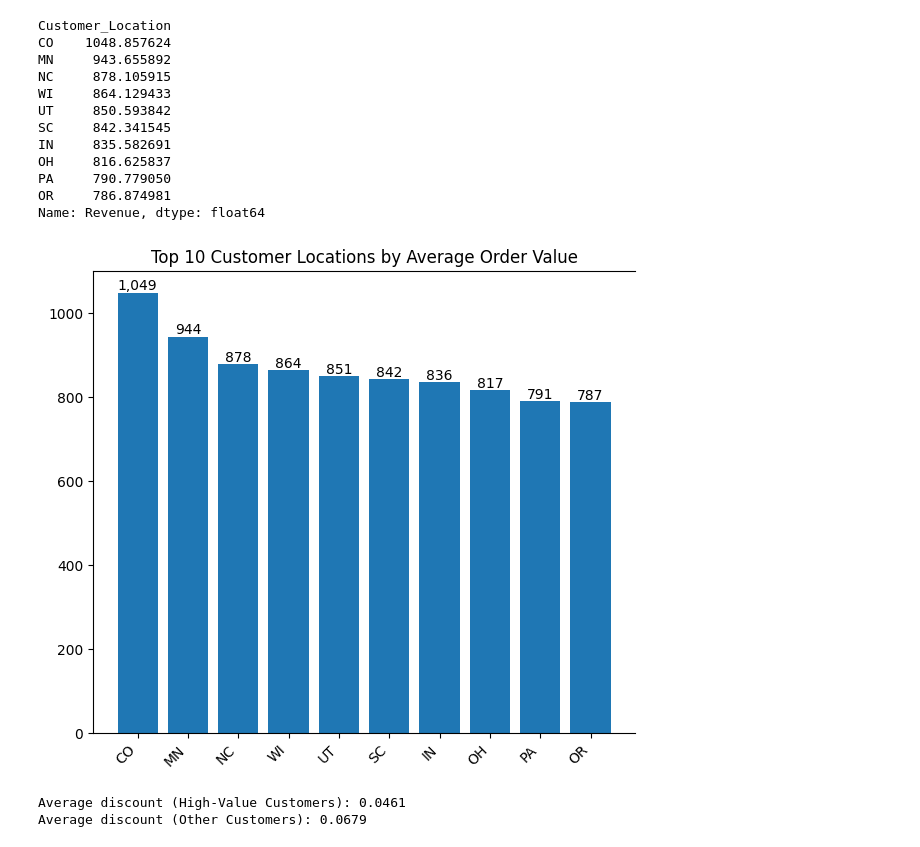
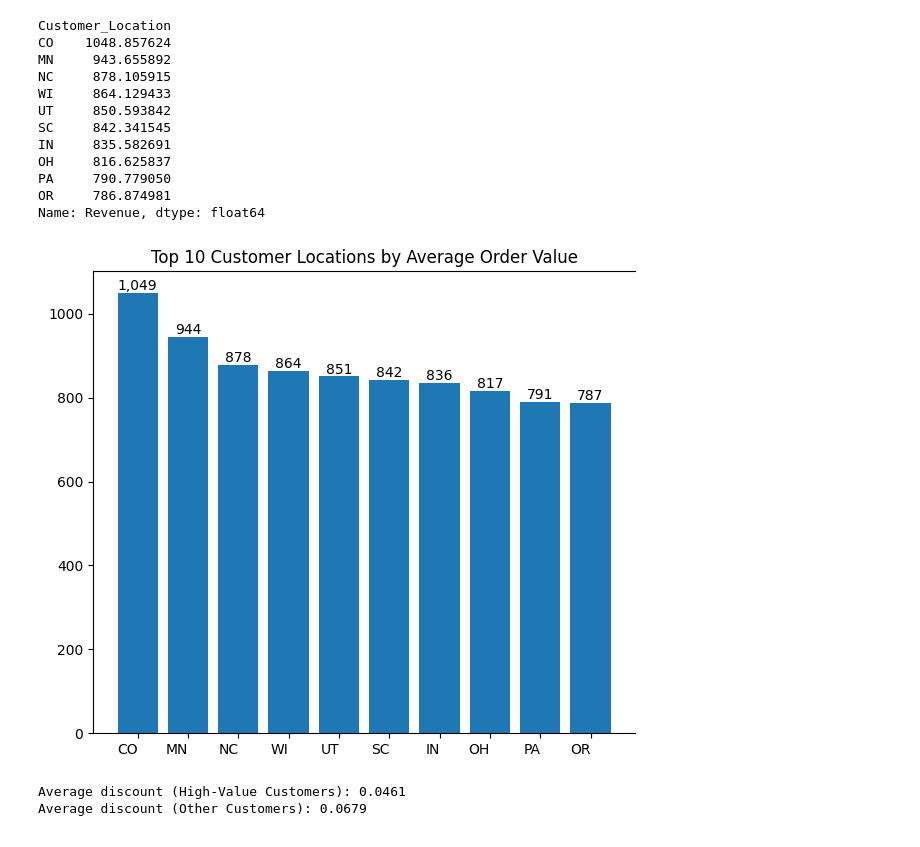
Before and after one commit to Orinamhe/Globex-Retail-end-to-end-data-engineering-analysis-project, a Jupyter notebook: etl_globex_file.ipynb, the cells around one changed output. Cells and saved outputs as stored; diff of their text form; code cells hidden in the pictures.

```diff
--- a/etl_globex_file.ipynb
+++ b/etl_globex_file.ipynb
@@ -380,27 +443,17 @@ Name: Revenue, dtype: float64
 # %%
 # Top 10
 top10_aov_location = aov_location.head(10)
 
-# Plot column chart
-fig, ax = plt.subplots(figsize=(7,6))
-
+fig, ax = plt.subplots(figsize=(7,6)) # Plot column chart
 bars = ax.bar(top10_aov_location.index, top10_aov_location)
-
-# Add labels on top of bars
 ax.bar_label(bars, labels=[f'{value:,.0f}' for value in top10_aov_location])
-
-# Rotate x labels if names are long
-plt.xticks(rotation=45, ha='right')
-
-# Title
+plt.xticks(ha='right')
 ax.set_title('Top 10 Customer Locations by Average Order Value')
-
-# Remove right spine for clean look
 ax.spines['right'].set_visible(False)
 
 plt.show()
 # %% [output]
-[figure, old version]
+[figure, new version]
 # %%
 # What is the average discount applied to high-value customers?
 
```
Also changed, not shown: parts of 26 cells of this notebook, 2 other files.
